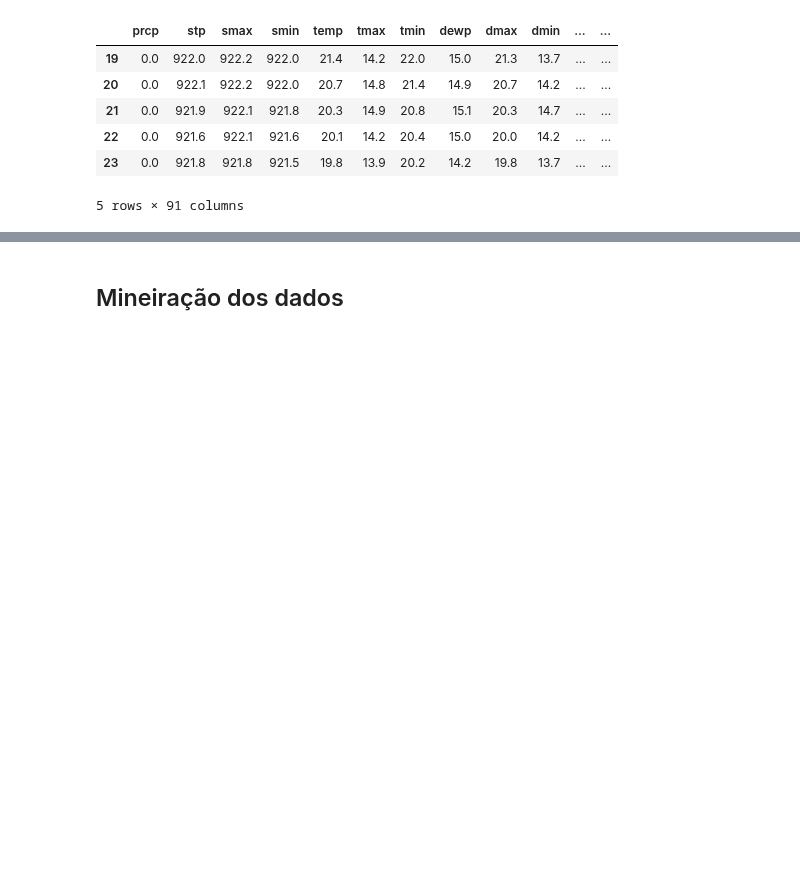
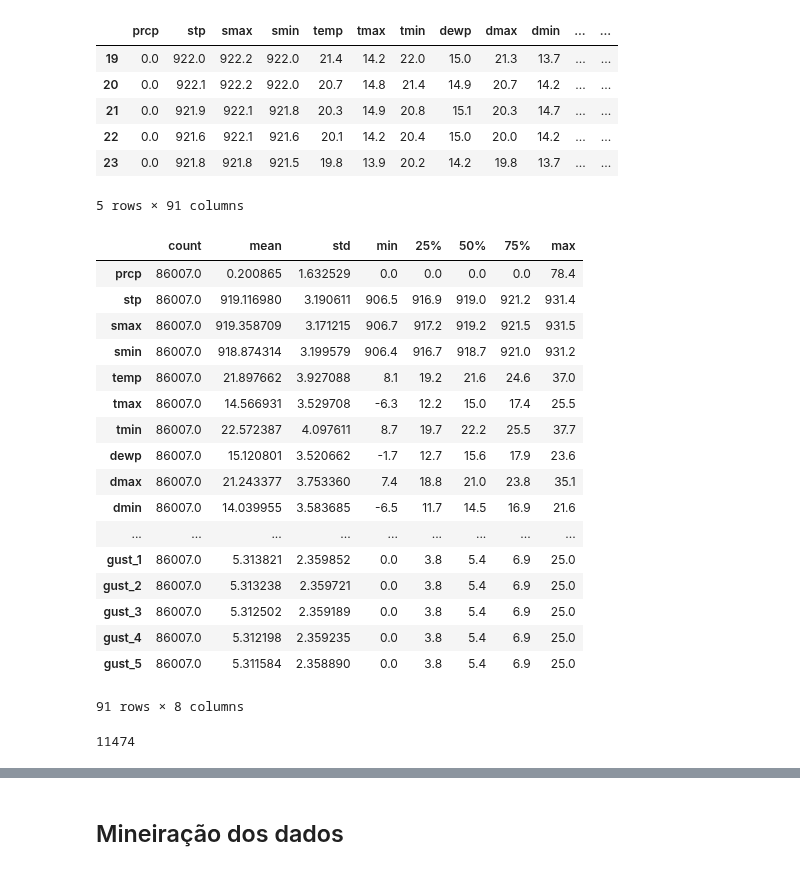
Before and after one commit to dedeco/bigclima-project, a Jupyter notebook: notebooks/graphs-zarate-nn1.ipynb, the cells around one changed output, grey strips where cells are left out. Cells and saved outputs as stored; diff of their text form; code cells hidden in the pictures; blank space fills up the shorter version.

```diff
--- a/notebooks/graphs-zarate-nn1.ipynb
+++ b/notebooks/graphs-zarate-nn1.ipynb
@@ -334,3 +334,24 @@ dfm.head(5)
 | 22 | 0.0 | 921.6 | 922.1 | 921.6 | 20.1 | 14.2 | 20.4 | 15.0 | 20.0 | 14.2 | ... | ... |
 | 23 | 0.0 | 921.8 | 921.8 | 921.5 | 19.8 | 13.9 | 20.2 | 14.2 | 19.8 | 13.7 | ... | ... |
 5 rows × 91 columns
+# %%
+dfm.describe().T
+# %% [output]
+|  | count | mean | std | min | 25% | 50% | 75% | max |
+| prcp | 86007.0 | 0.200865 | 1.632529 | 0.0 | 0.0 | 0.0 | 0.0 | 78.4 |
+| stp | 86007.0 | 919.116980 | 3.190611 | 906.5 | 916.9 | 919.0 | 921.2 | 931.4 |
+| smax | 86007.0 | 919.358709 | 3.171215 | 906.7 | 917.2 | 919.2 | 921.5 | 931.5 |
+| smin | 86007.0 | 918.874314 | 3.199579 | 906.4 | 916.7 | 918.7 | 921.0 | 931.2 |
+| temp | 86007.0 | 21.897662 | 3.927088 | 8.1 | 19.2 | 21.6 | 24.6 | 37.0 |
+| tmax | 86007.0 | 14.566931 | 3.529708 | -6.3 | 12.2 | 15.0 | 17.4 | 25.5 |
+| tmin | 86007.0 | 22.572387 | 4.097611 | 8.7 | 19.7 | 22.2 | 25.5 | 37.7 |
+| dewp | 86007.0 | 15.120801 | 3.520662 | -1.7 | 12.7 | 15.6 | 17.9 | 23.6 |
+| dmax | 86007.0 | 21.243377 | 3.753360 | 7.4 | 18.8 | 21.0 | 23.8 | 35.1 |
+| dmin | 86007.0 | 14.039955 | 3.583685 | -6.5 | 11.7 | 14.5 | 16.9 | 21.6 |
+| ... | ... | ... | ... | ... | ... | ... | ... | ... |
+| gust_1 | 86007.0 | 5.313821 | 2.359852 | 0.0 | 3.8 | 5.4 | 6.9 | 25.0 |
+| gust_2 | 86007.0 | 5.313238 | 2.359721 | 0.0 | 3.8 | 5.4 | 6.9 | 25.0 |
+| gust_3 | 86007.0 | 5.312502 | 2.359189 | 0.0 | 3.8 | 5.4 | 6.9 | 25.0 |
+| gust_4 | 86007.0 | 5.312198 | 2.359235 | 0.0 | 3.8 | 5.4 | 6.9 | 25.0 |
+| gust_5 | 86007.0 | 5.311584 | 2.358890 | 0.0 | 3.8 | 5.4 | 6.9 | 25.0 |
+91 rows × 8 columns
@@ -336,0 +367,4 @@ dfm.head(5)
+# %%
+len(dfm)
+# %% [output]
+11474
```
Also changed, not shown: parts of 17 cells of this notebook.
